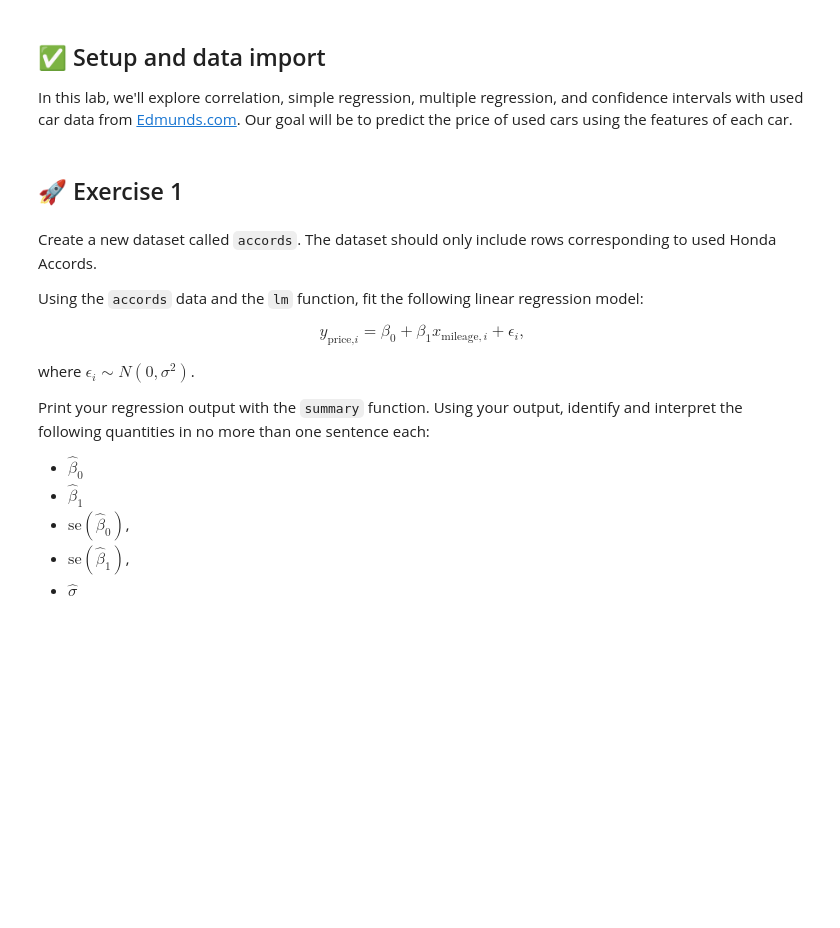
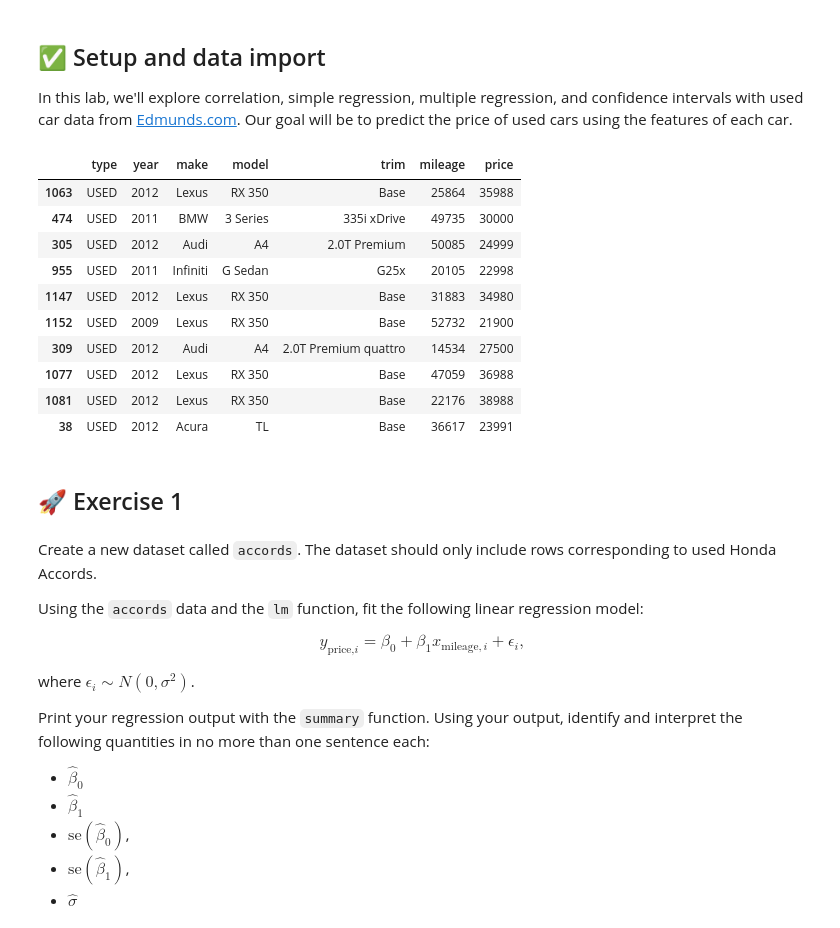
Before and after one commit to MdMostafizurRahaman/Machine-Learning, a Jupyter notebook: Exercise-1/linear-regression-exercises.ipynb, the cells around one changed output. Cells and saved outputs as stored; diff of their text form; code cells hidden in the pictures; blank space fills up the shorter version.

```diff
--- a/Exercise-1/linear-regression-exercises.ipynb
+++ b/Exercise-1/linear-regression-exercises.ipynb
@@ -9,30 +9,44 @@
 In this lab, we'll explore correlation, simple regression, multiple regression, and confidence intervals with used car data from [Edmunds.com](https://edmunds.com). Our goal will be to predict the price of used cars using the features of each car.
 # %%
 # Load in additional functions
-library(tidyverse)
-library(lubridate)
+import pandas as pd
+import matplotlib.pyplot as plt
+import seaborn as sns
 
 # Use three digits past the decimal point
 # Don't use scientific notation
-options(digits = 3, scipen=999)
+pd.set_option('display.precision', 3)
+pd.set_option('display.float_format', lambda x: f'{x:.3f}')
 
 # Format plots with a white background and dark features.
-theme_set(theme_bw())
+sns.set_style('whitegrid')
 
 # Increase the default text size of plots.
 # If you are *not* working in Google Colab, we recommend commenting
 # out this line of code.
-theme_update(text = element_text(size = 20))
+plt.rcParams['font.size'] = 20
 
 # Increase the default plot width and height.
 # If you are *not* working in Google Colab, we recommend commenting
 # out this line of code.
-options(repr.plot.width=12, repr.plot.height=8)
+plt.rcParams['figure.figsize'] = (12, 8)
 
-cars = read_tsv("https://jdgrossman.com/assets/used-cars.tsv")
+cars = pd.read_csv("https://jdgrossman.com/assets/used-cars.tsv", sep='\t')
 
 # peek at 10 random rows
-sample_n(cars, 10)
+cars.sample(10)
+# %% [output]
+|  | type | year | make | model | trim | mileage | price |
+| 1063 | USED | 2012 | Lexus | RX 350 | Base | 25864 | 35988 |
+| 474 | USED | 2011 | BMW | 3 Series | 335i xDrive | 49735 | 30000 |
+| 305 | USED | 2012 | Audi | A4 | 2.0T Premium | 50085 | 24999 |
+| 955 | USED | 2011 | Infiniti | G Sedan | G25x | 20105 | 22998 |
+| 1147 | USED | 2012 | Lexus | RX 350 | Base | 31883 | 34980 |
+| 1152 | USED | 2009 | Lexus | RX 350 | Base | 52732 | 21900 |
+| 309 | USED | 2012 | Audi | A4 | 2.0T Premium quattro | 14534 | 27500 |
+| 1077 | USED | 2012 | Lexus | RX 350 | Base | 47059 | 36988 |
+| 1081 | USED | 2012 | Lexus | RX 350 | Base | 22176 | 38988 |
+| 38 | USED | 2012 | Acura | TL | Base | 36617 | 23991 |
 # %% [markdown]
 ## 🚀 Exercise 1
 # %% [markdown]
```
Also changed, not shown: parts of 36 cells of this notebook, 1 other file.
